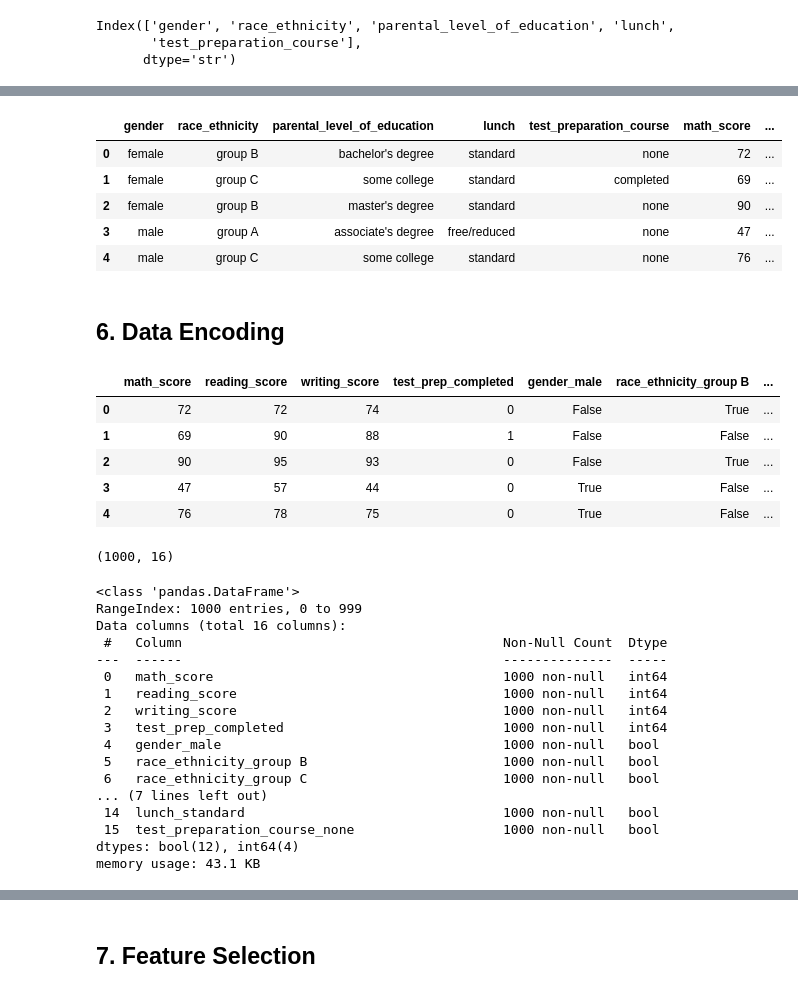
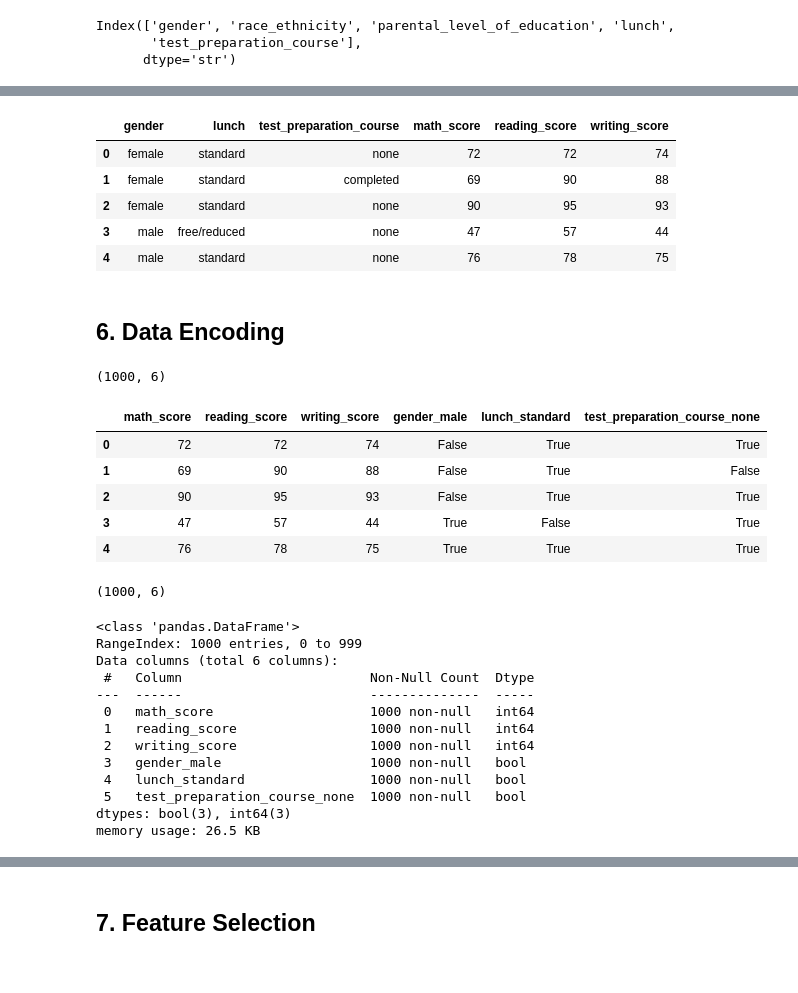
Before and after one commit to Supriyaraj13/AIML-PROJECT-ROLLNO-2302220100190, a Jupyter notebook: Notebook/Student_Performance_Prediction.ipynb, the cells around one changed output, grey strips where cells are left out. Saved outputs shown, nothing was run; the diff lists cells and outputs as text; code cells hidden in the pictures.

```diff
--- a/Notebook/Student_Performance_Prediction.ipynb
+++ b/Notebook/Student_Performance_Prediction.ipynb
@@ -282,51 +282,59 @@ parental_level_of_education
 Length: 2, dtype: str
 ----------------
 # %%
-df_model = df.drop("average_score", axis=1)
+df_model = df.drop(
+    [
+        "average_score",
+        "parental_level_of_education",
+        "race_ethnicity",
+        "test_prep_completed"
+    ],
+    axis=1
+)
+
 df_model.head()
 # %% [output]
-|  | gender | race_ethnicity | parental_level_of_education | lunch | test_preparation_course | math_score | ... |
-| 0 | female | group B | bachelor's degree | standard | none | 72 | ... |
-| 1 | female | group C | some college | standard | completed | 69 | ... |
-| 2 | female | group B | master's degree | standard | none | 90 | ... |
-| 3 | male | group A | associate's degree | free/reduced | none | 47 | ... |
-| 4 | male | group C | some college | standard | none | 76 | ... |
+|  | gender | lunch | test_preparation_course | math_score | reading_score | writing_score |
+| 0 | female | standard | none | 72 | 72 | 74 |
+| 1 | female | standard | completed | 69 | 90 | 88 |
+| 2 | female | standard | none | 90 | 95 | 93 |
+| 3 | male | free/reduced | none | 47 | 57 | 44 |
+| 4 | male | standard | none | 76 | 78 | 75 |
 # %% [markdown]
 ## 6. Data Encoding
 # %%
 df_encoded = pd.get_dummies(df_model, drop_first=True)
+
+print(df_encoded.shape)
 df_encoded.head()
 # %% [output]
+(1000, 6)
-|  | math_score | reading_score | writing_score | test_prep_completed | gender_male | race_ethnicity_group B | ... |
-| 0 | 72 | 72 | 74 | 0 | False | True | ... |
-| 1 | 69 | 90 | 88 | 1 | False | False | ... |
-| 2 | 90 | 95 | 93 | 0 | False | True | ... |
-| 3 | 47 | 57 | 44 | 0 | True | False | ... |
-| 4 | 76 | 78 | 75 | 0 | True | False | ... |
+|  | math_score | reading_score | writing_score | gender_male | lunch_standard | test_preparation_course_none |
+| 0 | 72 | 72 | 74 | False | True | True |
+| 1 | 69 | 90 | 88 | False | True | False |
+| 2 | 90 | 95 | 93 | False | True | True |
+| 3 | 47 | 57 | 44 | True | False | True |
+| 4 | 76 | 78 | 75 | True | True | True |
 # %%
 df_encoded.shape
 # %% [output]
-(1000, 16)
+(1000, 6)
 # %%
 df_encoded.info()
 # %% [output]
 <class 'pandas.DataFrame'>
 RangeIndex: 1000 entries, 0 to 999
-Data columns (total 16 columns):
- #   Column                                         Non-Null Count  Dtype
----  ------                                         --------------  -----
- 0   math_score                                     1000 non-null   int64
- 1   reading_score                                  1000 non-null   int64
- 2   writing_score                                  1000 non-null   int64
- 3   test_prep_completed                            1000 non-null   int64
- 4   gender_male                                    1000 non-null   bool
- 5   race_ethnicity_group B                         1000 non-null   bool
- 6   race_ethnicity_group C                         1000 non-null   bool
-... (7 lines left out)
- 14  lunch_standard                                 1000 non-null   bool
- 15  test_preparation_course_none                   1000 non-null   bool
-dtypes: bool(12), int64(4)
-memory usage: 43.1 KB
+Data columns (total 6 columns):
+ #   Column                        Non-Null Count  Dtype
+---  ------                        --------------  -----
+ 0   math_score                    1000 non-null   int64
+ 1   reading_score                 1000 non-null   int64
+ 2   writing_score                 1000 non-null   int64
+ 3   gender_male                   1000 non-null   bool
+ 4   lunch_standard                1000 non-null   bool
+ 5   test_preparation_course_none  1000 non-null   bool
+dtypes: bool(3), int64(3)
+memory usage: 26.5 KB
 # %%
 df_encoded = df_encoded.astype(int)
 df_encoded.info()
```
Also changed, not shown: parts of 18 cells of this notebook, 8 other files.
